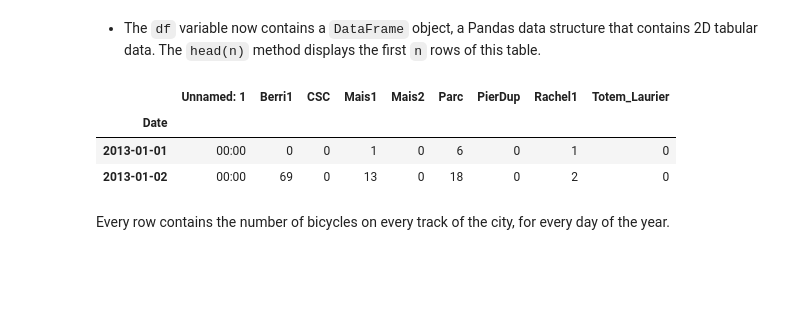
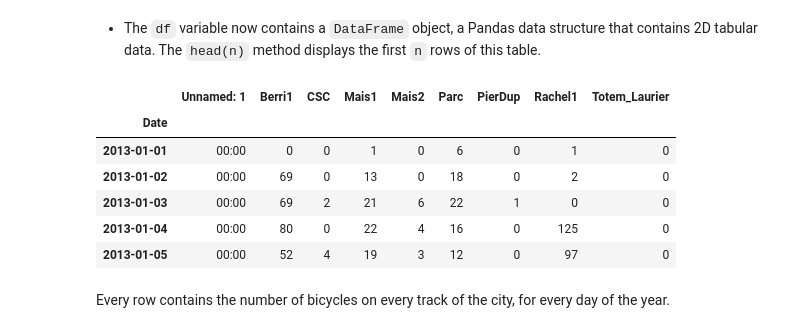
Before and after one commit to coderefinery/jupyter-retired, a Jupyter notebook: 02_dataexplore.ipynb, the cells around one changed output. Saved outputs shown, nothing was run; the diff lists cells and outputs as text; code cells hidden in the pictures; blank space fills up the shorter version.

```diff
--- a/02_dataexplore.ipynb
+++ b/02_dataexplore.ipynb
@@ -28,12 +30,15 @@ df = pd.read_csv("data/bikes.csv", index_col='Date', parse_dates=True, dayfirst=
 # %% [markdown]
 - The `df` variable now contains a `DataFrame` object, a Pandas data structure that contains 2D tabular data. The `head(n)` method displays the first `n` rows of this table.
 # %%
-df.head(2)
+df.head(5)
 # %% [output]
 |  | Unnamed: 1 | Berri1 | CSC | Mais1 | Mais2 | Parc | PierDup | Rachel1 | Totem_Laurier |
 | Date |  |  |  |  |  |  |  |  |  |
 | 2013-01-01 | 00:00 | 0 | 0 | 1 | 0 | 6 | 0 | 1 | 0 |
 | 2013-01-02 | 00:00 | 69 | 0 | 13 | 0 | 18 | 0 | 2 | 0 |
+| 2013-01-03 | 00:00 | 69 | 2 | 21 | 6 | 22 | 1 | 0 | 0 |
+| 2013-01-04 | 00:00 | 80 | 0 | 22 | 4 | 16 | 0 | 125 | 0 |
+| 2013-01-05 | 00:00 | 52 | 4 | 19 | 3 | 12 | 0 | 97 | 0 |
 # %% [markdown]
 Every row contains the number of bicycles on every track of the city, for every day of the year.
 # %% [markdown]
```
Also changed, not shown: parts of 29 cells of this notebook.
